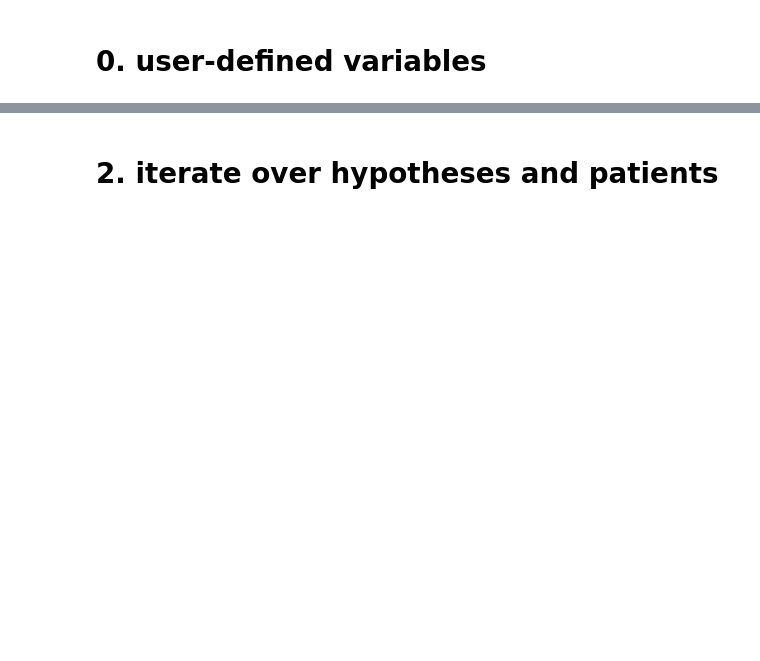
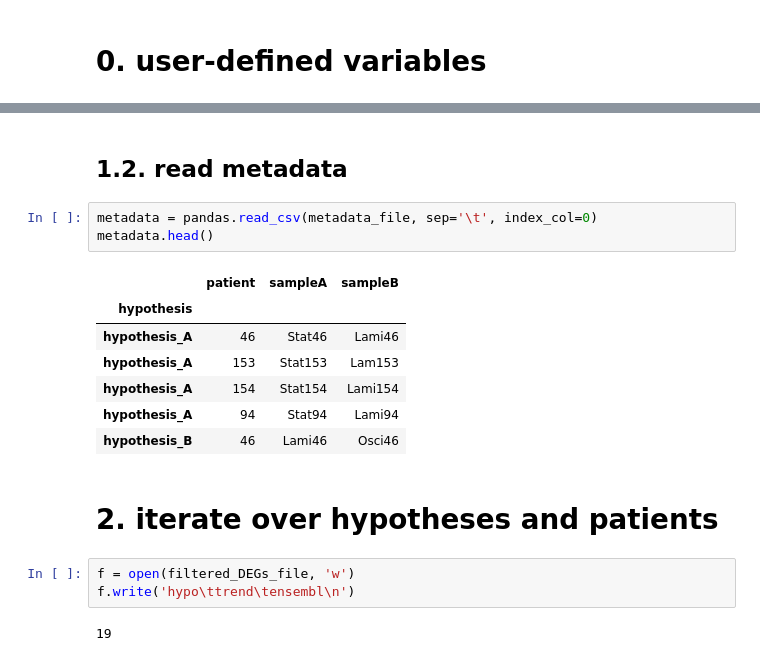
Before and after one commit to adelomana/egoi, a Jupyter notebook: gene_expression_analysis/DEG_calling_subsampling/filtering/patient-specific DEGs filter.ipynb, the cells around one changed output, grey strips where cells are left out. Drawn from its saved outputs; the diff is of its cells as text; blank space fills up the shorter version.

Commit message:
completed consistent DEG patient wise

```diff
--- a/gene_expression_analysis/DEG_calling_subsampling/filtering/patient-specific DEGs filter.ipynb
+++ b/gene_expression_analysis/DEG_calling_subsampling/filtering/patient-specific DEGs filter.ipynb
@@ -33,3 +48,21 @@ expression, sample_names = expression_reader()
+# %% [markdown]
+## 1.2. read metadata
+# %%
+metadata = pandas.read_csv(metadata_file, sep='\t', index_col=0)
+metadata.head()
+# %% [output]
+|  | patient | sampleA | sampleB |
+| hypothesis |  |  |  |
+| hypothesis_A | 46 | Stat46 | Lami46 |
+| hypothesis_A | 153 | Stat153 | Lam153 |
+| hypothesis_A | 154 | Stat154 | Lami154 |
+| hypothesis_A | 94 | Stat94 | Lami94 |
+| hypothesis_B | 46 | Lami46 | Osci46 |
 # %% [markdown]
 # 2. iterate over hypotheses and patients
+# %%
+f = open(filtered_DEGs_file, 'w')
+f.write('hypo\ttrend\tensembl\n')
+# %% [output]
+19
 # %%
```
Also changed, not shown: parts of 19 cells of this notebook, 2 other files.
